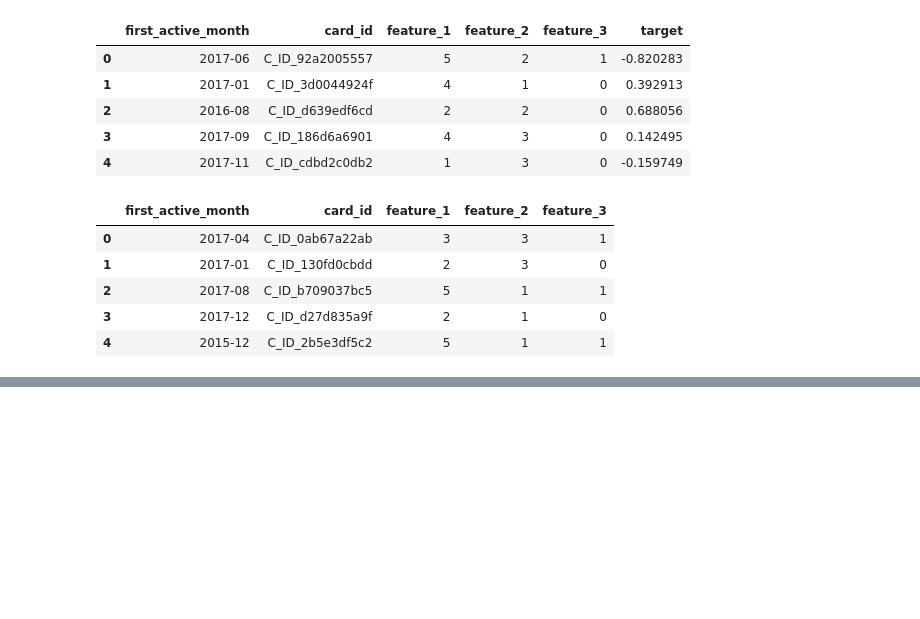
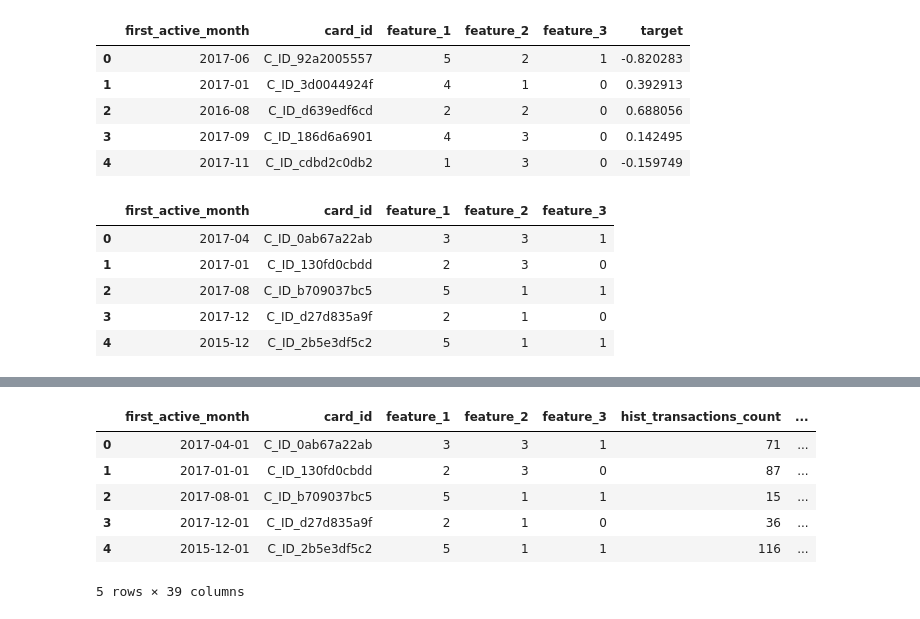
Before and after one commit to ahlusar1989/Kaggle-Elo-Merchant-Classification, a Jupyter notebook: df_optimization_plus_nn.ipynb, the cells around one changed output, grey strips where cells are left out. Saved outputs shown, nothing was run; the diff lists cells and outputs as text; code cells hidden in the pictures; blank space fills up the shorter version.

Commit message:
working on merchant data optimization

```diff
--- a/df_optimization_plus_nn.ipynb
+++ b/df_optimization_plus_nn.ipynb
@@ -119,0 +158,5 @@ all_transactions = historical_transactions_df_.append(new_merchant_transactions_
+# %%
+all_historical_transactions.columns = ['hist_' + c if c != 'card_id' else c for c in all_historical_transactions.columns]
+# %%
+train = pd.merge(train_df, all_historical_transactions, on ='card_id', how='left')
+test = pd.merge(test_df, all_historical_transactions, on='card_id', how='left')
@@ -119,0 +198,31 @@ all_transactions = historical_transactions_df_.append(new_merchant_transactions_
+# %%
+test['hist_authorized_flag_<lambda>'] = test['hist_authorized_flag_<lambda>'].map(lambda x: str(x).lstrip('(').rstrip(',)')).astype(int)
+test['hist_category_1_<lambda>'] = test['hist_category_1_<lambda>'].map(lambda x: str(x).lstrip('(').rstrip(',)')).astype(int)
+test['hist_category_2_<lambda>'] = test['hist_category_2_<lambda>'].map(lambda x: str(x).lstrip('(').rstrip(',)'))
+test['hist_category_3_<lambda>'] = test['hist_category_3_<lambda>'].map(lambda x: str(x).lstrip('(').rstrip(',)'))
+
+test['hist_merchant_id_<lambda>'] = test['hist_merchant_id_<lambda>'].map(lambda x: str(x).lstrip('(').rstrip(',)'))
+test['hist_merchant_category_id_<lambda>'] = test['hist_merchant_category_id_<lambda>'].map(lambda x: str(x).lstrip('(').rstrip(',)')).astype(int)
+test['hist_state_id_<lambda>'] = test['hist_state_id_<lambda>'].map(lambda x: str(x).lstrip('(').rstrip(',)')).astype(int)
+test['hist_city_id_<lambda>'] = test['hist_city_id_<lambda>'].map(lambda x: str(x).lstrip('(').rstrip(',)')).astype(int)
+test['hist_subsector_id_<lambda>'] = test['hist_subsector_id_<lambda>'].map(lambda x: str(x).lstrip('(').rstrip(',)')).astype(int)
+test['hist_month_lag_<lambda>'] = test['hist_month_lag_<lambda>'].map(lambda x: str(x).lstrip('(').rstrip(',)')).astype(int)
+# %%
+test.columns = ['first_active_month', 'card_id', 'feature_1', 'feature_2', 'feature_3',
+       'hist_transactions_count', 'hist_authorized_flag_sum',
+       'hist_authorized_flag_mean', 'hist_authorized_flag_mode',
+       'hist_category_1_sum', 'hist_category_1_mean',
+       'hist_category_1_mode', 'hist_category_2_sum',
+       'hist_category_2_mean', 'hist_category_2_mode',
+       'hist_category_3_sum', 'hist_category_3_mean',
+       'hist_category_3_mode', 'hist_merchant_id_nunique',
+       'hist_merchant_id_mode', 'hist_merchant_category_id_nunique',
+       'hist_merchant_category_id_mode', 'hist_state_id_nunique',
+       'hist_state_id_mode', 'hist_city_id_nunique',
+       'hist_city_id_mode', 'hist_subsector_id_nunique',
+       'hist_subsector_id_mode', 'hist_purchase_amount_sum',
+       'hist_purchase_amount_mean', 'hist_purchase_amount_max',
+       'hist_purchase_amount_min', 'hist_purchase_amount_std',
+       'hist_installments_sum', 'hist_installments_mean',
+       'hist_installments_max', 'hist_installments_min',
+       'hist_installments_std', 'hist_month_lag_mode']
@@ -119,0 +248,10 @@ all_transactions = historical_transactions_df_.append(new_merchant_transactions_
+# %%
+test.head()
+# %% [output]
+|  | first_active_month | card_id | feature_1 | feature_2 | feature_3 | hist_transactions_count | ... |
+| 0 | 2017-04-01 | C_ID_0ab67a22ab | 3 | 3 | 1 | 71 | ... |
+| 1 | 2017-01-01 | C_ID_130fd0cbdd | 2 | 3 | 0 | 87 | ... |
+| 2 | 2017-08-01 | C_ID_b709037bc5 | 5 | 1 | 1 | 15 | ... |
+| 3 | 2017-12-01 | C_ID_d27d835a9f | 2 | 1 | 0 | 36 | ... |
+| 4 | 2015-12-01 | C_ID_2b5e3df5c2 | 5 | 1 | 1 | 116 | ... |
+5 rows × 39 columns
```
Also changed, not shown: parts of 16 cells of this notebook.
